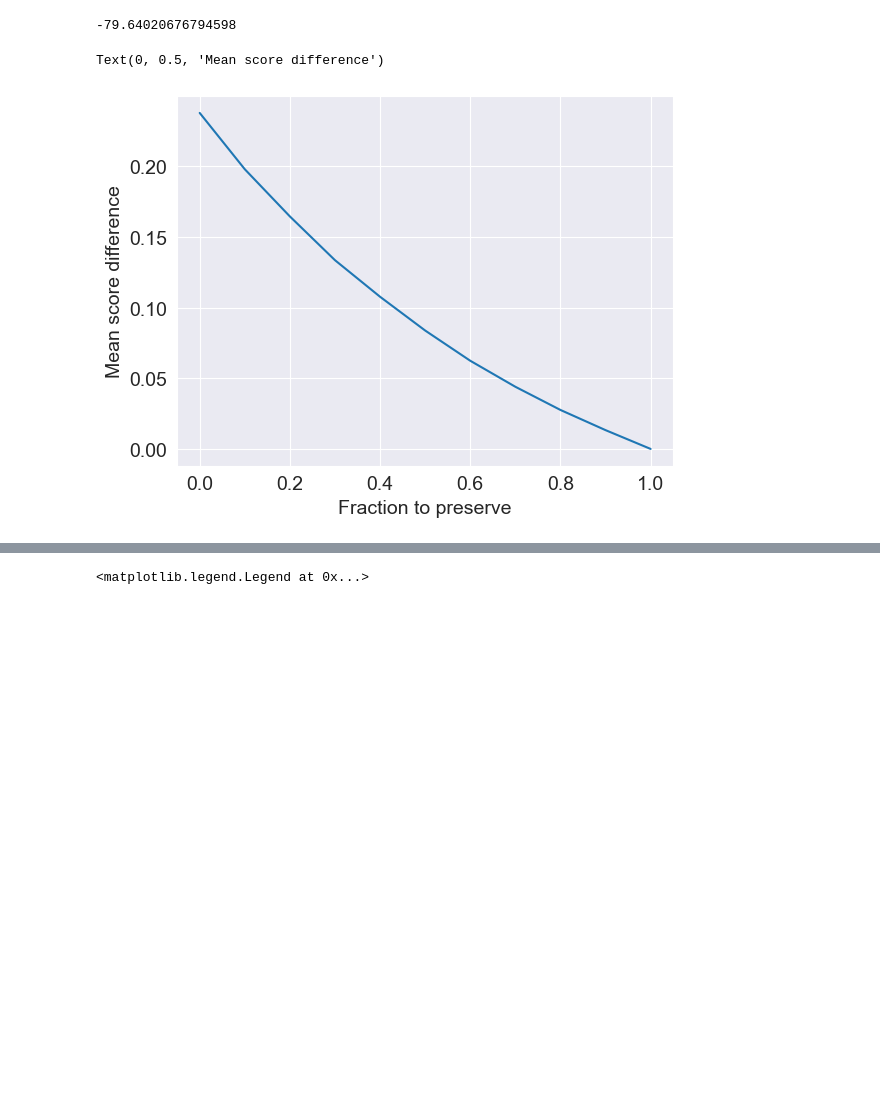
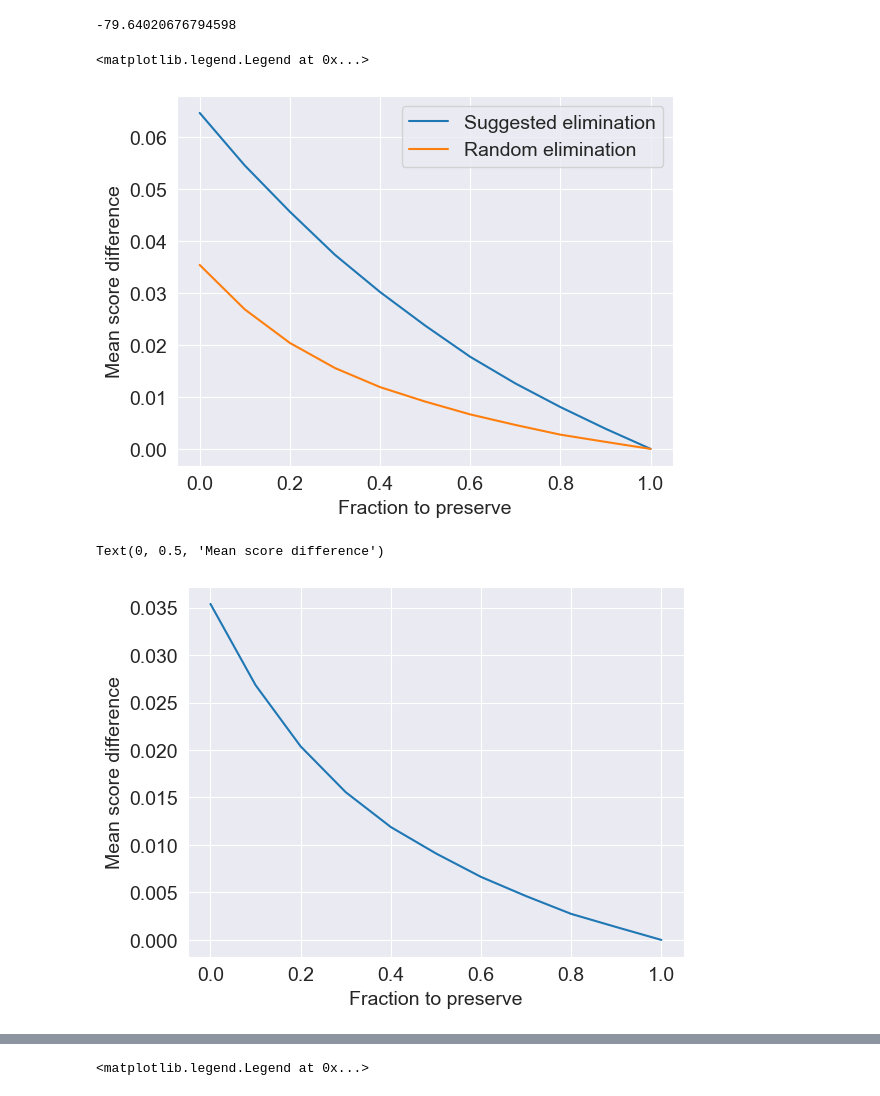
Before and after one commit to dmitry-grigorev/GIEBN, a Jupyter notebook: experiments/pgmpy_yodo_exps/error_grad_yodo_synth_classif/error_gradations_yodo_synthetic_classif.ipynb, the cells around one changed output, grey strips where cells are left out. Cells and saved outputs as stored; diff of their text form; code cells hidden in the pictures; blank space fills up the shorter version.

```diff
--- a/experiments/pgmpy_yodo_exps/error_grad_yodo_synth_classif/error_gradations_yodo_synthetic_classif.ipynb
+++ b/experiments/pgmpy_yodo_exps/error_grad_yodo_synth_classif/error_gradations_yodo_synthetic_classif.ipynb
@@ -392,10 +412,19 @@ TypeError: bootstrap_sampling() missing 1 required positional argument: 'metrics
 percentage_changes[0]
 # %% [output]
 -79.64020676794598
+# %%
+plt.plot(alphas, mean_differences, label='Suggested elimination')
+plt.plot(alphas, mean_differences_r, label='Random elimination')
+plt.xlabel("Fraction to preserve")
+plt.ylabel("Mean score difference")
+plt.legend()
+# %% [output]
+<matplotlib.legend.Legend at 0x...>
+[figure, added]
 # %%
-plt.plot(alphas, mean_differences)
+plt.plot(alphas, mean_differences_r)
 plt.xlabel("Fraction to preserve")
 plt.ylabel("Mean score difference")
 # %% [output]
 Text(0, 0.5, 'Mean score difference')
-[figure, old version]
+[figure, new version]
```
Also changed, not shown: parts of 30 cells of this notebook, 29 other files.
